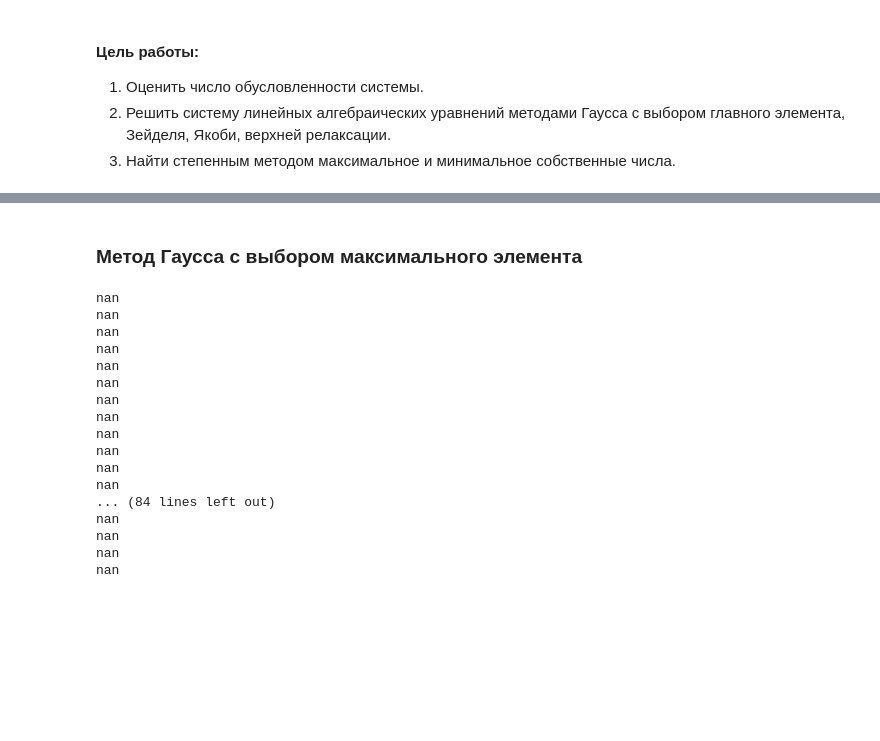
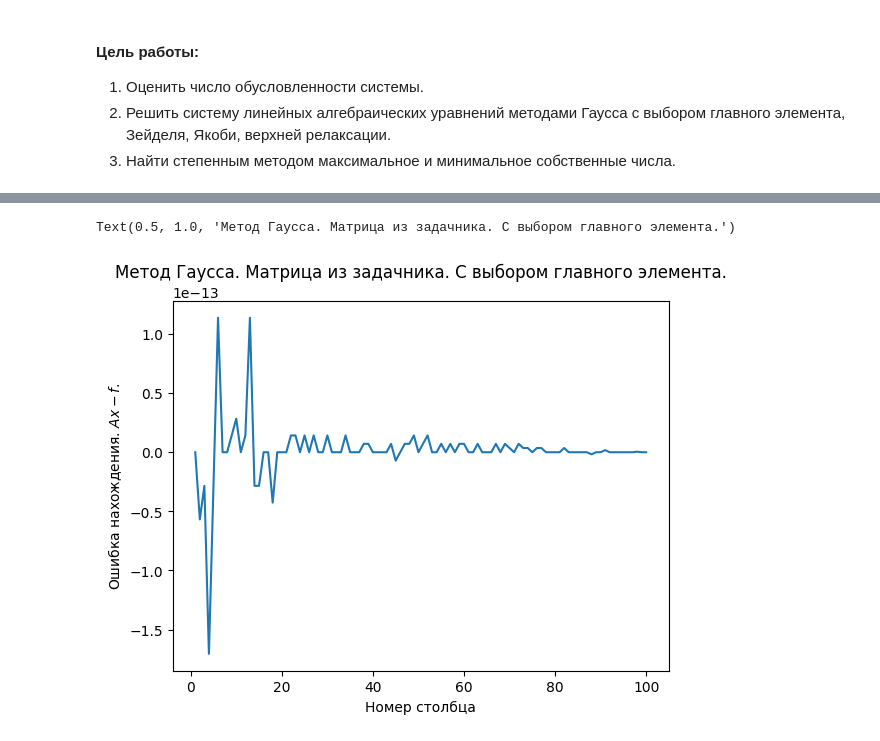
Before and after one commit to ArtemMaslov/MasFoam, a Jupyter notebook: Labs/Lab 2. Linear equations/Lab 2. Linear equations.ipynb, the cells around one changed output, grey strips where cells are left out. Saved outputs shown, nothing was run; the diff lists cells and outputs as text; code cells hidden in the pictures; blank space fills up the shorter version.

```diff
--- a/Labs/Lab 2. Linear equations/Lab 2. Linear equations.ipynb
+++ b/Labs/Lab 2. Linear equations/Lab 2. Linear equations.ipynb
@@ -36,21 +317,20 @@ def printVector(vector):
 # %%
-f = MasFoam.VectorD(100)
-for st in range(0, 100):
-    f[st] = 100 - st
+f = numpy.array([100 - st for st in range (0, 100)])
+A = numpy.zeros((100, 100), dtype = float)
 
-A = MasFoam.MatrixD(100, 100)
 # Первая строка
 for st in range(0, 100):
-    A.SetElement(0, st, 1)
+    A[0][st] = 1
+    pass
 # Середина по 3 элемента.
 for rowIndex in range(1, 99):
-    A.SetElement(rowIndex, rowIndex - 1, 1)
-    A.SetElement(rowIndex, rowIndex,     10)
-    A.SetElement(rowIndex, rowIndex + 1, 1)
+    A[rowIndex][rowIndex - 1] = 1
+    A[rowIndex][rowIndex    ] = 10
+    A[rowIndex][rowIndex + 1] = 1
+    pass
 # Последняя строка.
-A.SetElement(99, 98, 1)
-A.SetElement(99, 99, 1)
+A[99][98] = 1
+A[99][99] = 1
 
-# Вывести матрицу
-printMatrix(A, 2, 0)
+print(A)
 # %% [output]
@@ -74,25 +344,15 @@ printMatrix(A, 2, 0)
-# %% [markdown]
-### Метод Гаусса с выбором максимального элемента
-# %%
-_A = A
-solution = MasFoam.VectorD(100)
-MasFoam.SolveGauss(_A, f, solution)
-printVector(solution)
-# %% [output]
-nan
-nan
-nan
-nan
-nan
-nan
-nan
-nan
-nan
-nan
-nan
-nan
-... (84 lines left out)
-nan
-nan
-nan
-nan
+# %%
+_A = numpy.empty((100, 100))
+_f = numpy.empty(100)
+numpy.copyto(_A, A)
+numpy.copyto(_f, f)
+s = SolveGauss(_A, _f, True)
+residual = CheckSystemSolution(A, f, s)
+
+plt.plot(numpy.arange(1, len(A) + 1), residual)
+plt.xlabel("Номер столбца")
+plt.ylabel("Ошибка нахождения. $Ax - f$.")
+plt.title("Метод Гаусса. Матрица из задачника. С выбором главного элемента.")
+# %% [output]
+Text(0.5, 1.0, 'Метод Гаусса. Матрица из задачника. С выбором главного элемента.')
+[figure, added]
```
Also changed, not shown: parts of 22 cells of this notebook, 17 other files.
